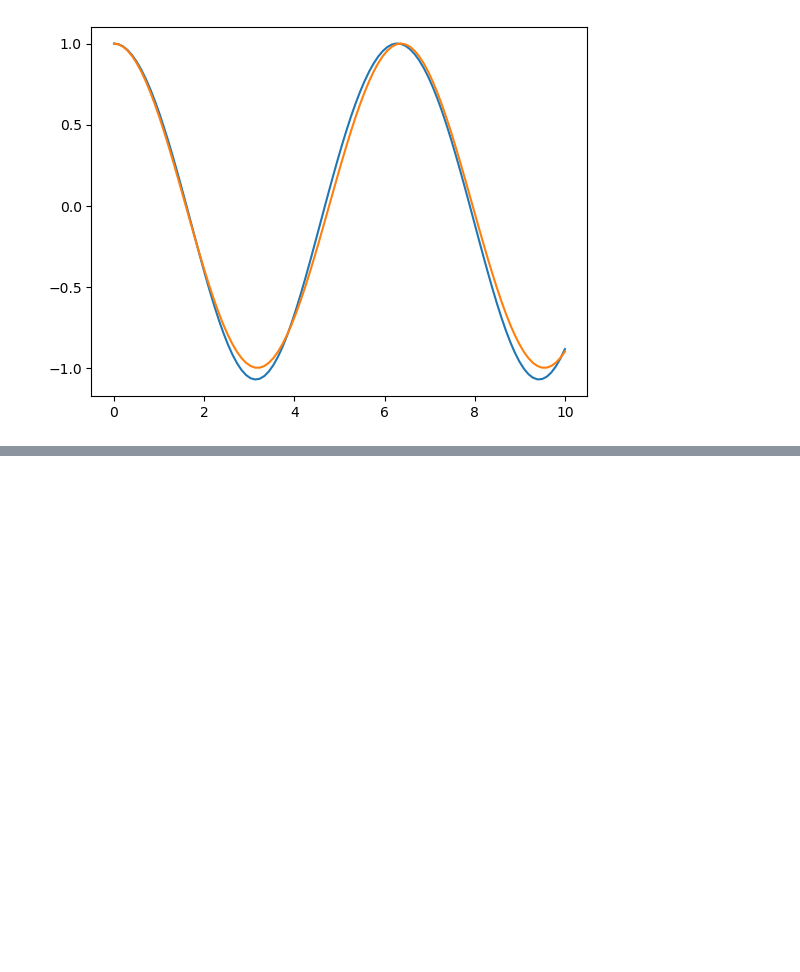
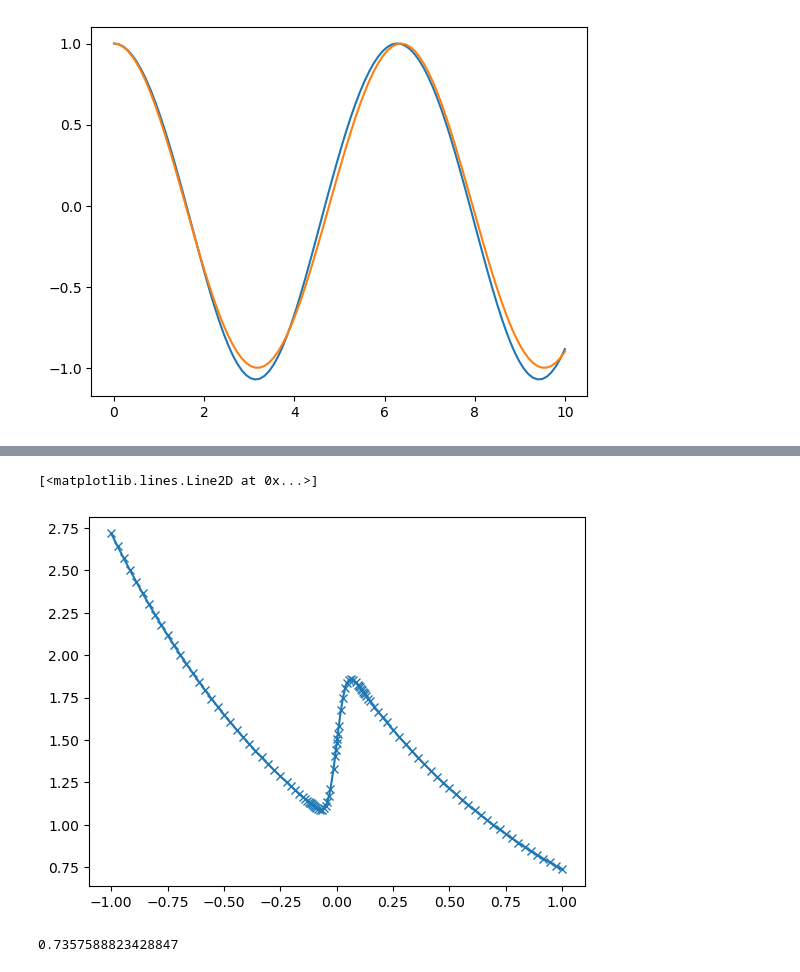
Before and after one commit to galendal/MAT230git, a Jupyter notebook: exer_asympt.ipynb, the cells around one changed output, grey strips where cells are left out. Saved outputs shown, nothing was run; the diff lists cells and outputs as text; code cells hidden in the pictures; blank space fills up the shorter version.

```diff
--- a/exer_asympt.ipynb
+++ b/exer_asympt.ipynb
@@ -70,0 +104,20 @@ plt.plot(sol.t,expand(sol.t,eps))
+# %%
+eps=0.001
+def fun(x, y):
+    return np.vstack((y[1], (-x*y[1]- x*y[0])/eps))
+def bc(ya, yb):
+    return np.array([ya[0]-np.e, yb[0]-2*np.exp(-1)])
+x = np.linspace(-1, 1, 5)
+y = np.zeros((2, x.size))
+
+
+sol = solve_bvp(fun, bc, x, y)
+# %%
+plt.plot(sol.x,sol.y[0],'x-')
+# %% [output]
+[<matplotlib.lines.Line2D at 0x...>]
+[figure, added]
+# %%
+2/np.e
+# %% [output]
+0.7357588823428847
```
Also changed, not shown: parts of 6 cells of this notebook, 1 other file.
